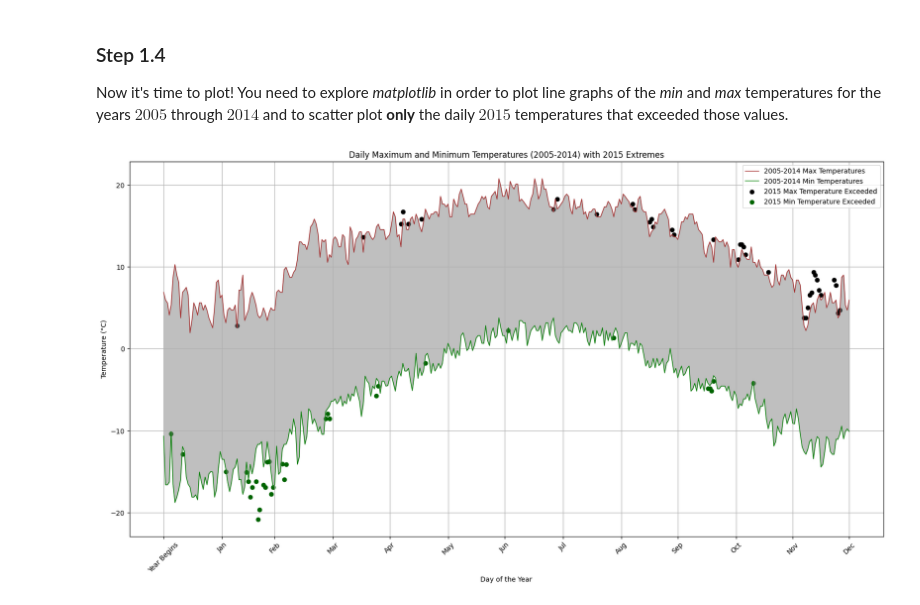
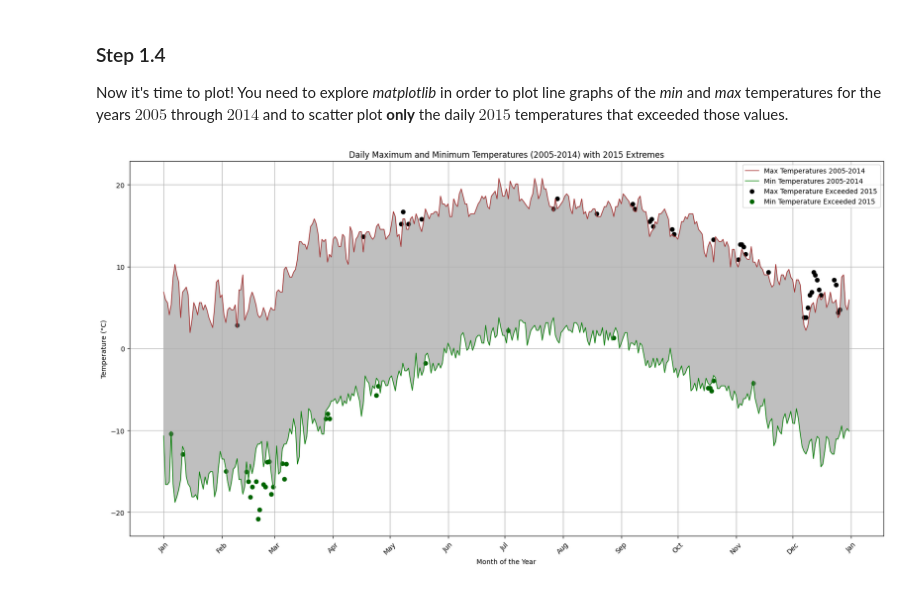
Before and after one commit to EngJuanSER/data-science, a Jupyter notebook: workshops/Workshop_3.ipynb, the cells around one changed output. Saved outputs shown, nothing was run; the diff lists cells and outputs as text; code cells hidden in the pictures.

```diff
--- a/workshops/Workshop_3.ipynb
+++ b/workshops/Workshop_3.ipynb
@@ -37,7 +37,7 @@ import pandas as pd
 
 def farenheit_to_celsius(farenheit):
 
-    return ((farenheit - 32) * 5.0/9.0)/10
+    return ((farenheit - 32) * 5/9)/10
 
 # load the data
 
@@ -129,38 +129,36 @@ temp_max_day_year_df.head()
 Now it's time to plot! You need to explore _matplotlib_ in order to plot line graphs of the _min_ and _max_ temperatures for the years $2005$ through $2014$ and to scatter plot __only__ the daily $2015$ temperatures that exceeded those values.
 # %%
 import matplotlib.pyplot as plt
-from calendar import month_abbr
 
-fig = plt.figure(figsize=(20, 10))
-
+# Preparación de datos
 days = temp_max_day_year_df['Month-Day']
 max_tempC_2005_2014 = temp_max_day_year_df['Celcius_Data_Value']
 min_tempC_2005_2014 = temp_min_day_year_df['Celcius_Data_Value']
-
 max_tempC_2015 = temp_max_day_2015_df['Celcius_Data_Value']
 min_tempC_2015 = temp_min_day_2015_df['Celcius_Data_Value']
 
-# excesses
-
+# Identificación de excesos
 max_exceed_2015 = temp_max_day_2015_df[max_tempC_2015 > max_tempC_2005_2014]
 min_exceed_2015 = temp_min_day_2015_df[min_tempC_2015 < min_tempC_2005_2014]
 
-plt.plot(days, max_tempC_2005_2014, label='2005-2014 Max Temperatures', color='brown', linewidth=1)
-plt.plot(days, min_tempC_2005_2014, label='2005-2014 Min Temperatures', color='green', linewidth=1)
-plt.scatter(max_exceed_2015['Month-Day'], max_exceed_2015['Celcius_Data_Value'], label='2015 Max Temperature Exceeded', color='black')
-plt.scatter(min_exceed_2015['Month-Day'], min_exceed_2015['Celcius_Data_Value'], label='2015 Min Temperature Exceeded', color='darkgreen')
+# Configuración de la figura
+fig = plt.figure(figsize=(20, 10))
+plt.plot(days, max_tempC_2005_2014, label='Max Temperatures 2005-2014', color='brown', linewidth=1)
+plt.plot(days, min_tempC_2005_2014, label='Min Temperatures 2005-2014', color='green', linewidth=1)
+plt.scatter(max_exceed_2015['Month-Day'], max_exceed_2015['Celcius_Data_Value'], label='Max Temperature Exceeded 2015', color='black')
+plt.scatter(min_exceed_2015['Month-Day'], min_exceed_2015['Celcius_Data_Value'], label='Min Temperature Exceeded 2015', color='darkgreen')
+plt.fill_between(days, min_tempC_2005_2014, max_tempC_2005_2014, color='gray', alpha=0.5)
 
-plt.fill_between(days, min_tempC_2005_2014, max_tempC_2005_2014,color='gray', alpha=0.5)
-
-ticks_positions = [0,31, 59, 90, 120, 151, 181, 212, 243, 273, 304, 334, 364]
-custom_month_abbr = ['Year Begins'] + list(month_abbr[1:])
-plt.xticks(ticks_positions, custom_month_abbr, rotation=45)
-plt.xlabel('Day of the Year')
+# Ajustes finales del gráfico
+xticks = [0, 31, 59, 90, 120, 151, 181, 212, 243, 273, 304, 334, 365]
+month_names = ['Jan', 'Feb', 'Mar', 'Apr', 'May', 'Jun', 'Jul', 'Aug', 'Sep', 'Oct', 'Nov', 'Dec', 'Jan']
+plt.xticks(xticks, month_names, rotation=45)
+plt.xlabel('Month of the Year')
 plt.ylabel('Temperature (°C)')
 plt.title('Daily Maximum and Minimum Temperatures (2005-2014) with 2015 Extremes')
 plt.legend()
 plt.grid(True)
 
 plt.show()
 # %% [output]
-[figure, old version]
+[figure, new version]
```
